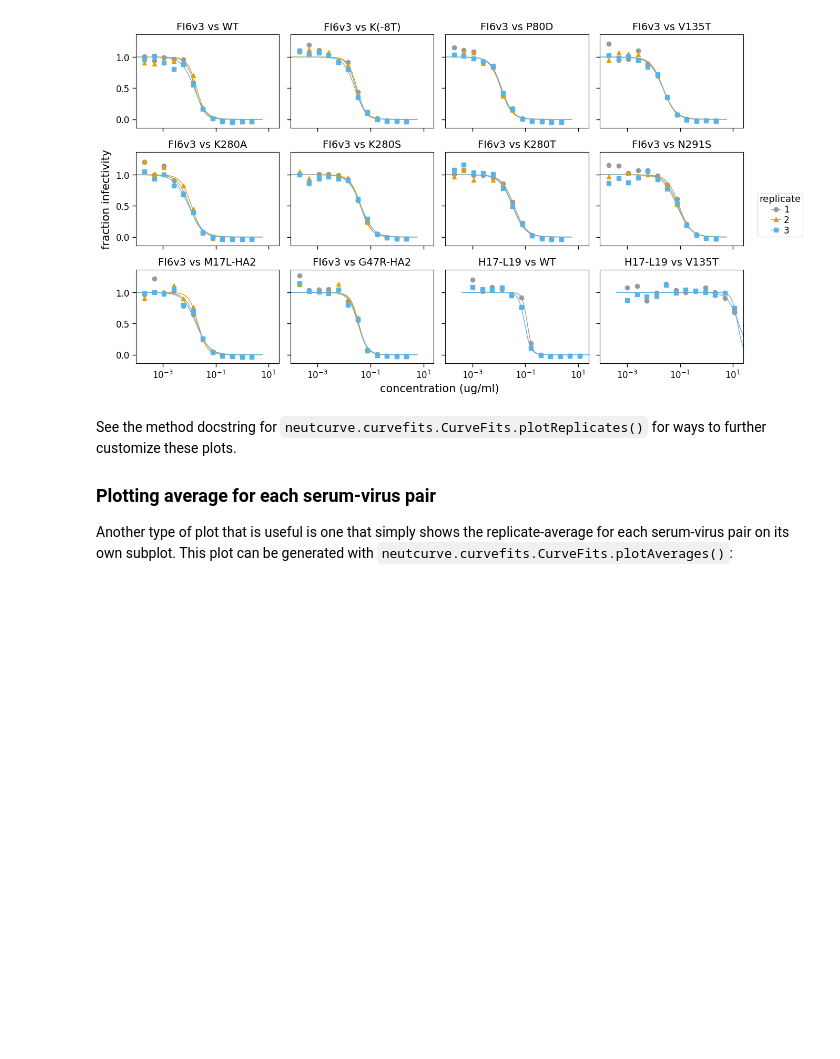
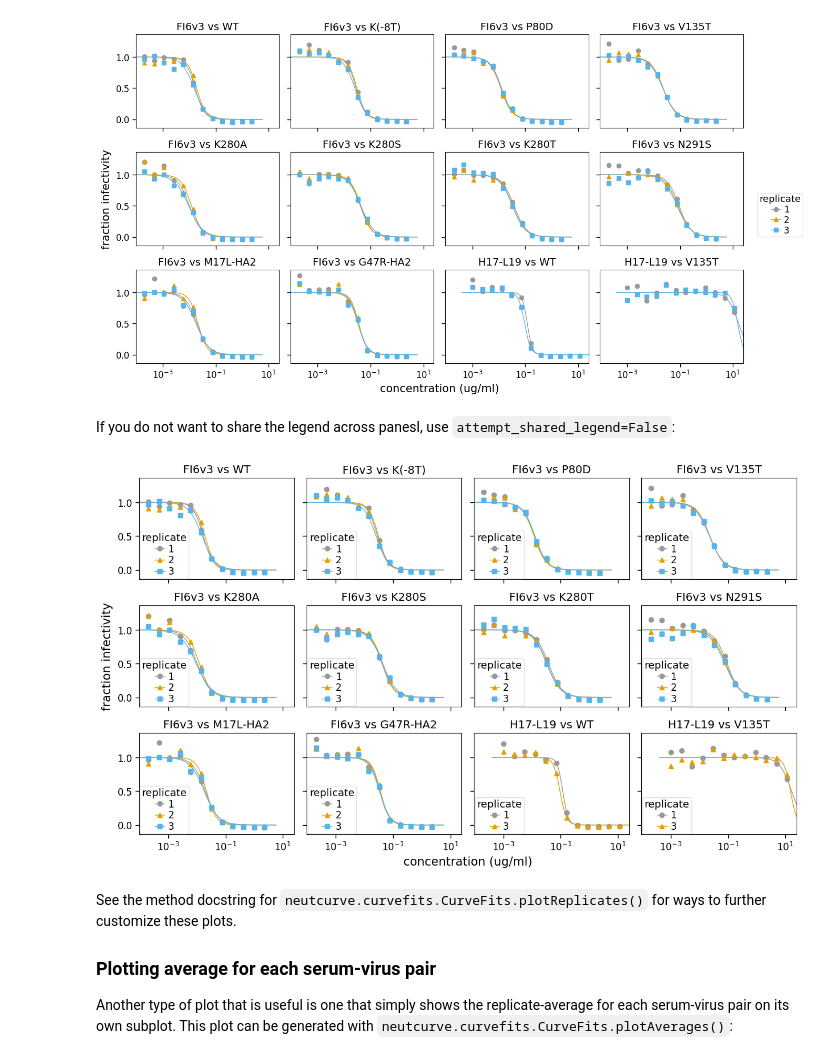
Before and after one commit to jbloomlab/neutcurve, a Jupyter notebook: curvefits_example.ipynb, the cells around one changed output. Drawn from its saved outputs; the diff is of its cells as text; code cells hidden in the pictures; blank space fills up the shorter version.

```diff
--- a/curvefits_example.ipynb
+++ b/curvefits_example.ipynb
@@ -402,6 +402,16 @@ as below:
 fig, axes = fits.plotReplicates(xlabel="concentration (ug/ml)", legendtitle="replicate")
 # %% [output]
 [figure]
+# %% [markdown]
+If you do not want to share the legend across panesl, use `attempt_shared_legend=False`:
+# %%
+fig, axes = fits.plotReplicates(
+    xlabel="concentration (ug/ml)",
+    legendtitle="replicate",
+    attempt_shared_legend=False,
+)
+# %% [output]
+[figure, added]
 # %% [markdown]
 See the method docstring for
 `neutcurve.curvefits.CurveFits.plotReplicates()` for ways to
```
Also changed, not shown: parts of 1 cell of this notebook, 28 other files.
